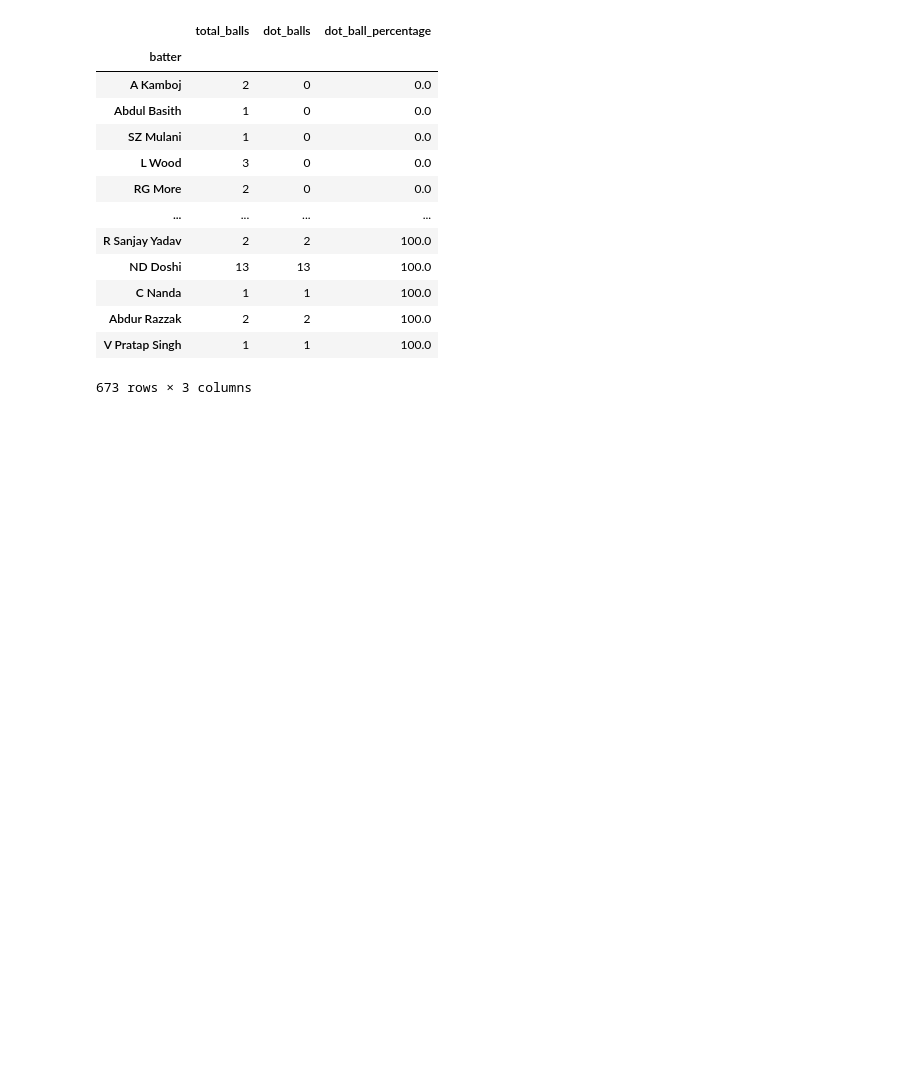
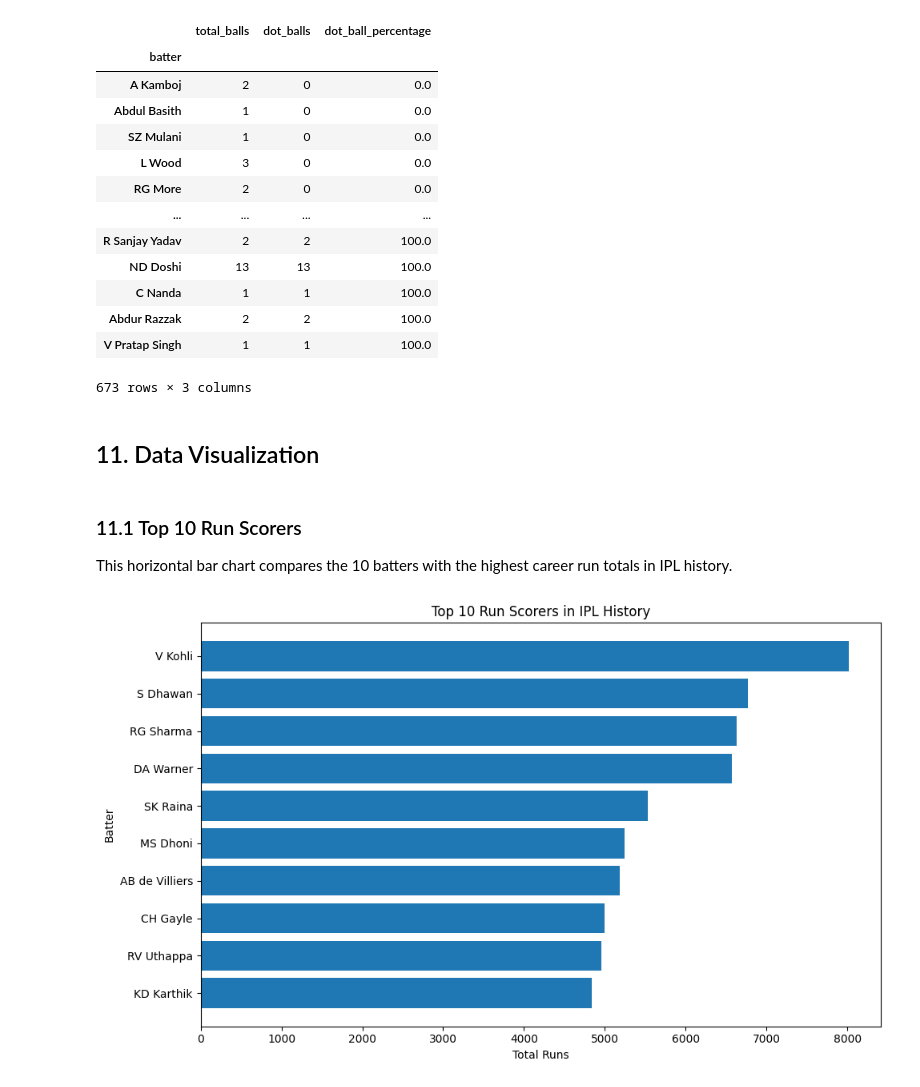
Before and after one commit to khalil-Gardiwal/ipl-data-analysis, a Jupyter notebook: notebooks/ipl-analysis.ipynb, the cells around one changed output. Drawn from its saved outputs; the diff is of its cells as text; code cells hidden in the pictures; blank space fills up the shorter version.

Commit message:
Add IPL data visualizations

```diff
--- a/notebooks/ipl-analysis.ipynb
+++ b/notebooks/ipl-analysis.ipynb
@@ -2149,3 +2150,25 @@ dot_ball_percentage.sort_values(
 | Abdur Razzak | 2 | 2 | 100.0 |
 | V Pratap Singh | 1 | 1 | 100.0 |
 673 rows × 3 columns
+# %% [markdown]
+## 11. Data Visualization
+# %% [markdown]
+### 11.1 Top 10 Run Scorers
+
+This horizontal bar chart compares the 10 batters with the highest career run totals in IPL history.
+# %%
+plt.figure(figsize=(10, 6))
+
+plt.barh(
+    top10_scorers.index[::-1],
+    top10_scorers.values[::-1]
+)
+
+plt.title("Top 10 Run Scorers in IPL History")
+plt.xlabel("Total Runs")
+plt.ylabel("Batter")
+
+plt.tight_layout()
+plt.show()
+# %% [output]
+[figure, added]
```
Also changed, not shown: parts of 31 cells of this notebook.
